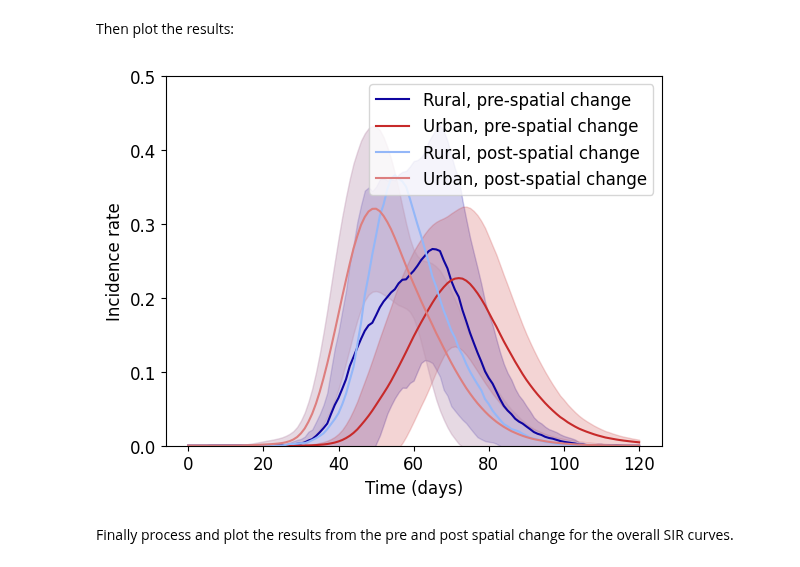
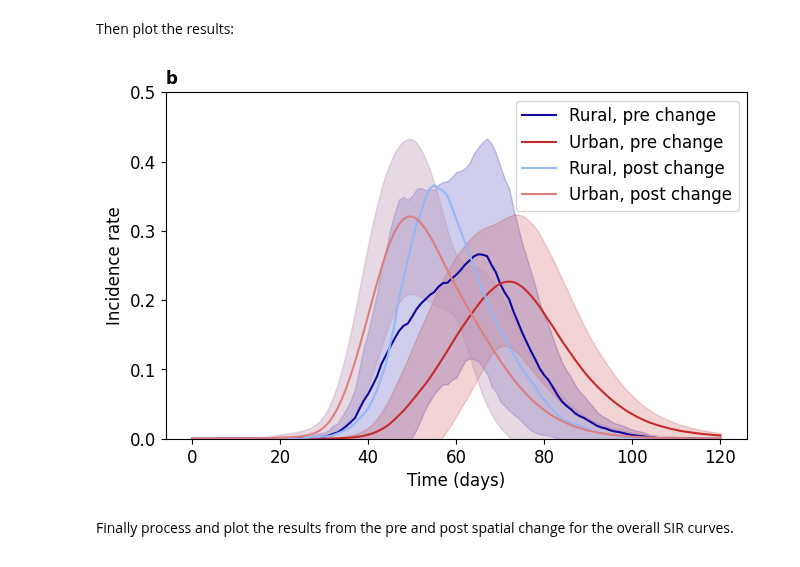
Before and after one commit to SABS-R3-Epidemiology/epiabm, a Jupyter notebook: python_examples/luxembourg_example/rural_v_urban.ipynb, the cells around one changed output. Drawn from its saved outputs; the diff is of its cells as text; code cells hidden in the pictures.

```diff
--- a/python_examples/luxembourg_example/rural_v_urban.ipynb
+++ b/python_examples/luxembourg_example/rural_v_urban.ipynb
@@ -383,39 +385,41 @@ Then plot the results:
 # colour_list = ['#0F05A0', '#94B7F8', '#2AC7C7', '#B5F4F4']
 colour_list = ['#0F05A0', '#94B7F8', '#C72A2A', '#DD7F7F']
 
 # summary_df_post.to_csv("urban_rural_post_summary.csv", index=False)
 
-plt.figure()
-plt.plot(summary_df_pre['time'], summary_df_pre['rural_prop'], color = '#0F05A0', label='Rural, pre-spatial change')
-plt.plot(summary_df_pre['time'], summary_df_pre['urban_prop'], color = '#C72A2A', label='Urban, pre-spatial change')
-plt.plot(summary_df_post['time'], summary_df_post['rural_prop'], color = '#94B7F8', label='Rural, post-spatial change')
-plt.plot(summary_df_post['time'], summary_df_post['urban_prop'], color = '#DD7F7F', label='Urban, post-spatial change')
+plt.figure(figsize=(7.5,4.5))
+plt.plot(summary_df_pre['time'], summary_df_pre['rural_prop'], color = '#0F05A0', label='Rural, pre change')
+plt.plot(summary_df_pre['time'], summary_df_pre['urban_prop'], color = '#C72A2A', label='Urban, pre change')
+plt.plot(summary_df_post['time'], summary_df_post['rural_prop'], color = '#94B7F8', label='Rural, post change')
+plt.plot(summary_df_post['time'], summary_df_post['urban_prop'], color = '#DD7F7F', label='Urban, post change')
 plt.legend(fontsize=12)
 plt.fill_between(summary_df_pre['time'],
                  summary_df_pre['rural_prop'] - summary_df_pre['sd_rural_prop'],
                  summary_df_pre['rural_prop'] + summary_df_pre['sd_rural_prop'],
                  color='#0F05A0', alpha=0.2)
 plt.fill_between(summary_df_pre['time'],
                  summary_df_pre['urban_prop'] - summary_df_pre['sd_urban_prop'],
                  summary_df_pre['urban_prop'] + summary_df_pre['sd_urban_prop'],
                  color='#C72A2A', alpha=0.2)
 plt.fill_between(summary_df_post['time'],
                  summary_df_post['urban_prop'] - summary_df_post['sd_urban_prop'],
                  summary_df_post['urban_prop'] + summary_df_post['sd_urban_prop'],
                  color='#94B7F8', alpha=0.2)
 plt.fill_between(summary_df_post['time'],
                  summary_df_post['urban_prop'] - summary_df_post['sd_urban_prop'],
                  summary_df_post['urban_prop'] + summary_df_post['sd_urban_prop'],
                  color='#DD7F7F', alpha=0.2)
 
 plt.xlabel('Time (days)',fontsize=12)
 plt.ylabel('Incidence rate',fontsize=12)
 plt.ylim([0,0.5])
 plt.xticks(fontsize=12)
 plt.yticks(fontsize=12)
+plt.title('b', loc='left', weight='bold', fontsize=12)
+plt.savefig('paper_plots/pre_post_rural_vs_urban.png',dpi=300)
 plt.show()
 # %% [output]
-[figure, old version]
+[figure, new version]
 # %% [markdown]
 Finally process and plot the results from the pre and post spatial change for the overall SIR curves.
 # %% [markdown]
```
Also changed, not shown: parts of 2 cells of this notebook, 2 other files.
